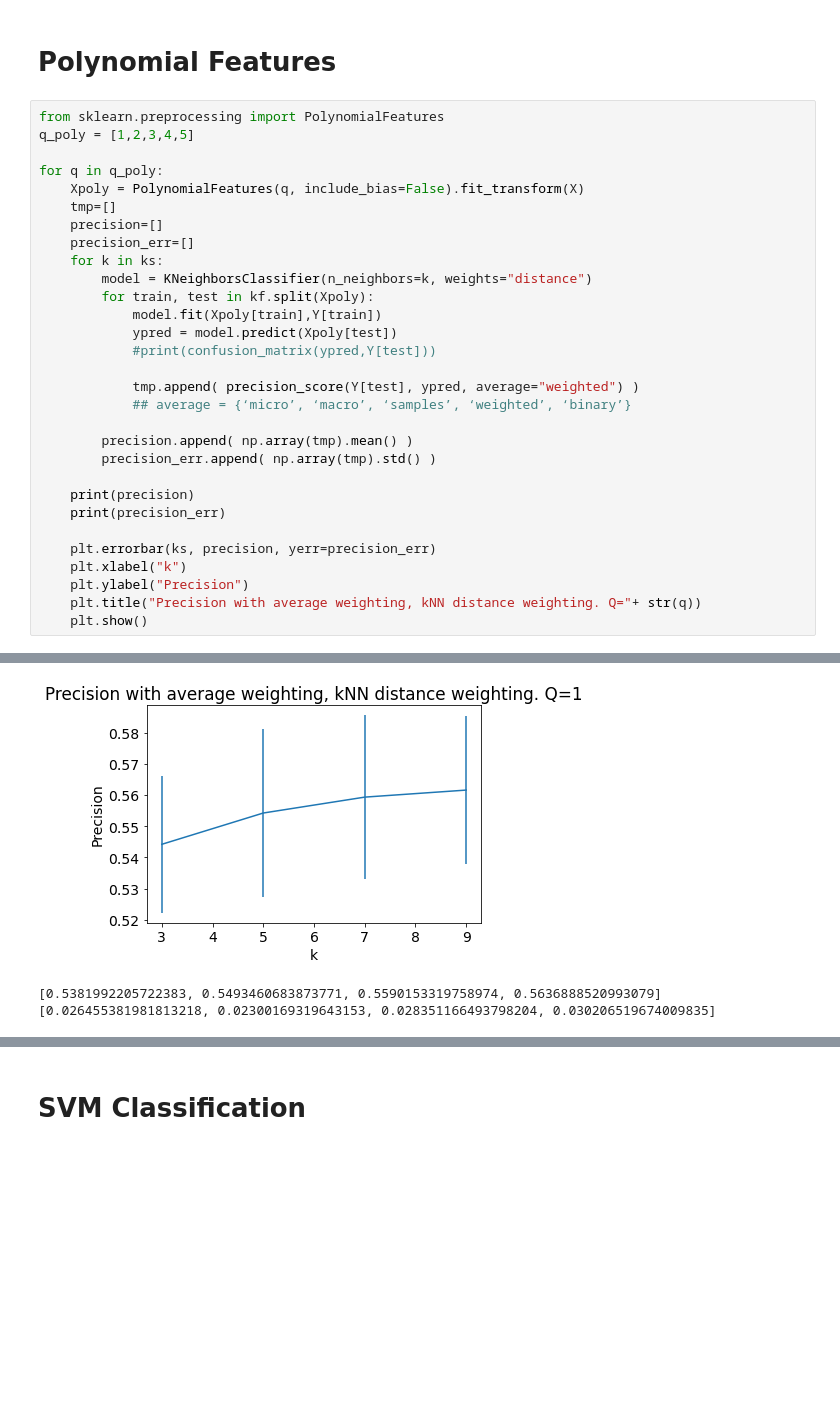
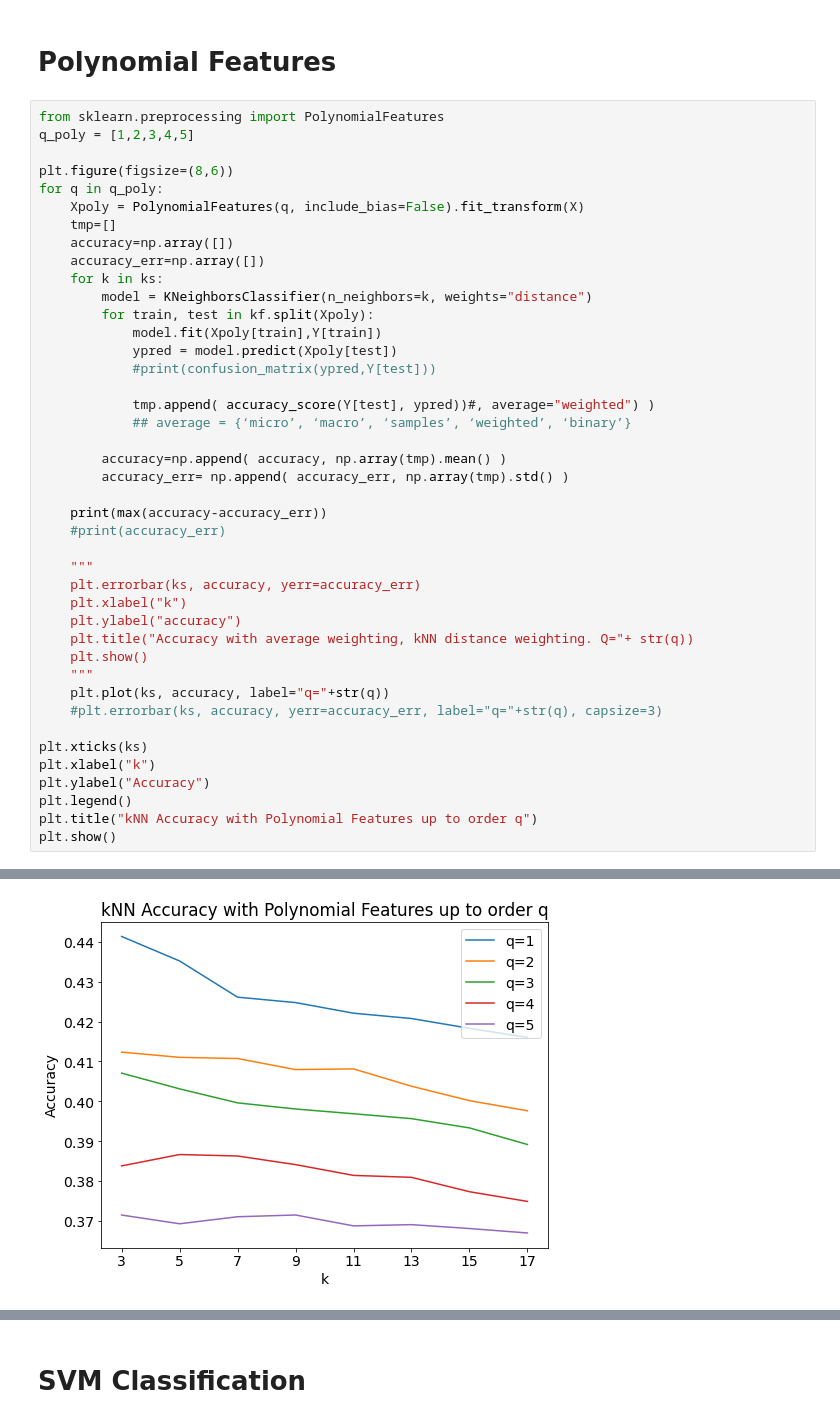
Before and after one commit to AlexSanfilippo/ML-Group-Project-Spotify, a Jupyter notebook: Data_Scripts/BasicModelsV1.0.ipynb, the cells around one changed output, grey strips where cells are left out. Drawn from its saved outputs; the diff is of its cells as text; blank space fills up the shorter version.

```diff
--- a/Data_Scripts/BasicModelsV1.0.ipynb
+++ b/Data_Scripts/BasicModelsV1.0.ipynb
@@ -255,11 +263,12 @@ print(data.loc[data.duplicated(),:]) #prints rowof duplicate
 from sklearn.preprocessing import PolynomialFeatures
 q_poly = [1,2,3,4,5]
 
+plt.figure(figsize=(8,6))
 for q in q_poly:
     Xpoly = PolynomialFeatures(q, include_bias=False).fit_transform(X)
     tmp=[]
-    precision=[]
-    precision_err=[]
+    accuracy=np.array([])
+    accuracy_err=np.array([])
     for k in ks:
         model = KNeighborsClassifier(n_neighbors=k, weights="distance")
         for train, test in kf.split(Xpoly):
@@ -267,18 +276,29 @@ for q in q_poly:
             ypred = model.predict(Xpoly[test])
             #print(confusion_matrix(ypred,Y[test]))
 
-            tmp.append( precision_score(Y[test], ypred, average="weighted") )
+            tmp.append( accuracy_score(Y[test], ypred))#, average="weighted") )
             ## average = {‘micro’, ‘macro’, ‘samples’, ‘weighted’, ‘binary’}
 
-        precision.append( np.array(tmp).mean() )
-        precision_err.append( np.array(tmp).std() )
+        accuracy=np.append( accuracy, np.array(tmp).mean() )
+        accuracy_err= np.append( accuracy_err, np.array(tmp).std() )
 
-    print(precision)
-    print(precision_err)
+    print(max(accuracy-accuracy_err))
+    #print(accuracy_err)
 
-    plt.errorbar(ks, precision, yerr=precision_err)
+    """
+    plt.errorbar(ks, accuracy, yerr=accuracy_err)
     plt.xlabel("k")
-    plt.ylabel("Precision")
-    plt.title("Precision with average weighting, kNN distance weighting. Q="+ str(q))
+    plt.ylabel("accuracy")
+    plt.title("Accuracy with average weighting, kNN distance weighting. Q="+ str(q))
     plt.show()
+    """
+    plt.plot(ks, accuracy, label="q="+str(q))
+    #plt.errorbar(ks, accuracy, yerr=accuracy_err, label="q="+str(q), capsize=3)
+
+plt.xticks(ks)
+plt.xlabel("k")
+plt.ylabel("Accuracy")
+plt.legend()
+plt.title("kNN Accuracy with Polynomial Features up to order q")
+plt.show()
 # %% [output]
@@ -287,3 +310 @@ for q in q_poly:
-[figure, old version]
+[figure, new version]
-[0.5381992205722383, 0.5493460683873771, 0.5590153319758974, 0.5636888520993079]
-[0.026455381981813218, 0.02300169319643153, 0.028351166493798204, 0.030206519674009835]
```
Also changed, not shown: parts of 18 cells of this notebook.
